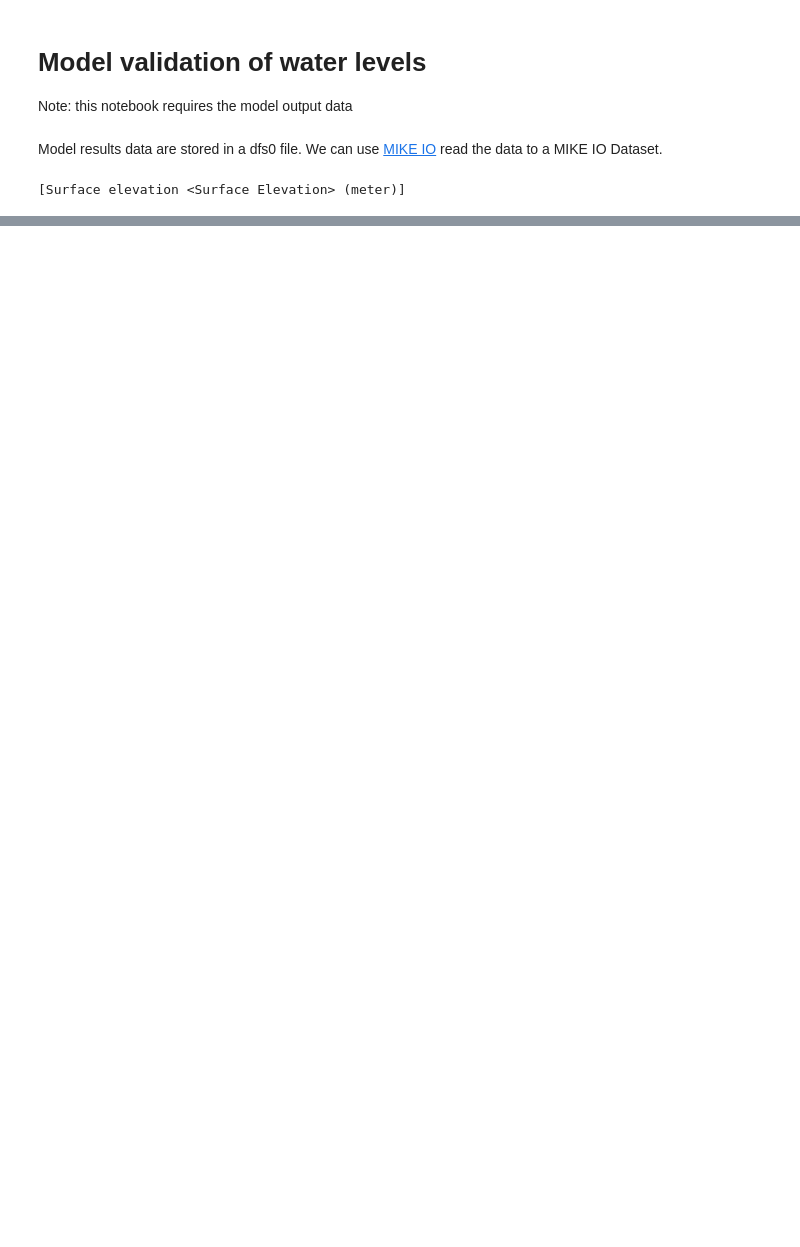
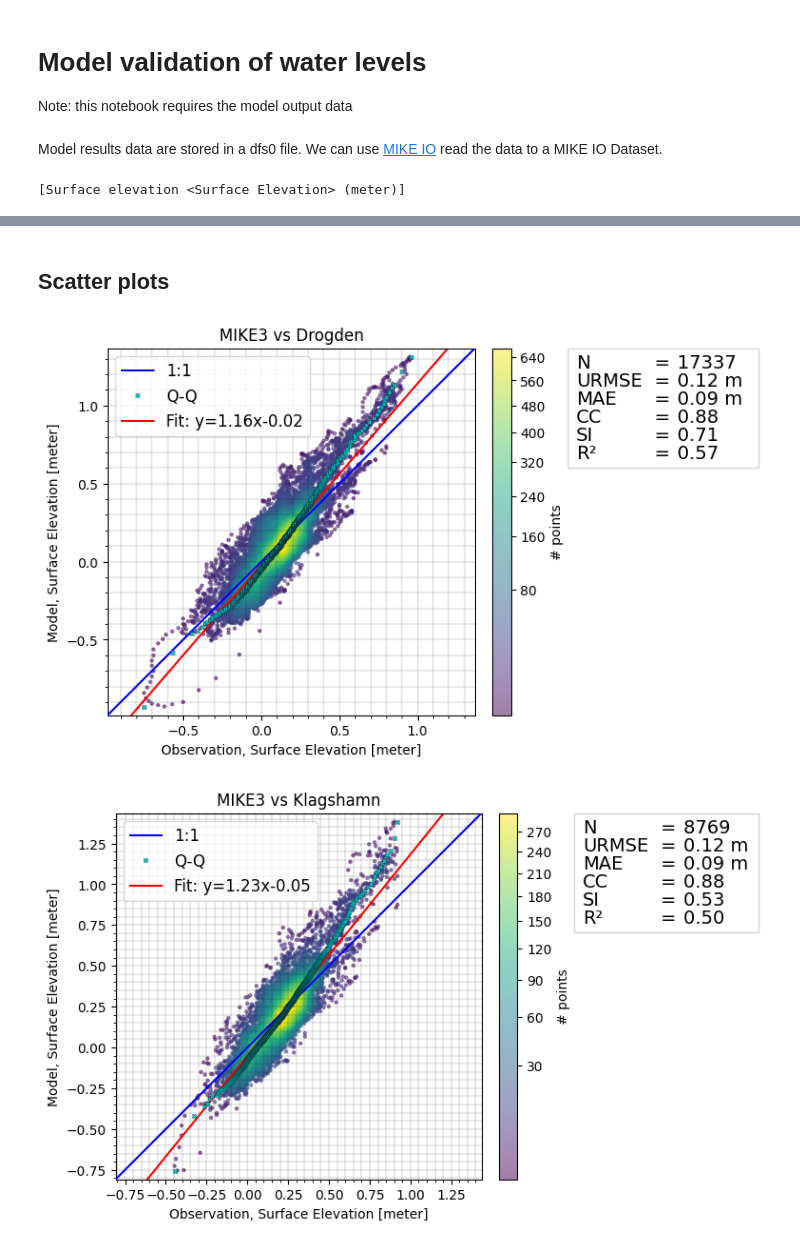
Before and after one commit to DHI/WaterBench-MIKE3HD-Oresund, a Jupyter notebook: code/model_validation_waterlevel2D.ipynb, the cells around one changed output, grey strips where cells are left out. Cells and saved outputs as stored; diff of their text form; code cells hidden in the pictures; blank space fills up the shorter version.

```diff
--- a/code/model_validation_waterlevel2D.ipynb
+++ b/code/model_validation_waterlevel2D.ipynb
@@ -23,0 +117,11 @@ ds.items
+# %% [markdown]
+## Scatter plots
+# %%
+# n_points_shown = 20000
+for cmp in cc:
+    cmp.plot.scatter(skill_table=True, figsize=(6,5), bins=40);
+    if save_png:
+        plt.savefig(f"{fig_fldr}modelskill_comparison_{cmp.name}.png", bbox_inches='tight');
+# %% [output]
+[figure, added]
+[figure, added]
```
Also changed, not shown: parts of 12 cells of this notebook, 1 other file.
